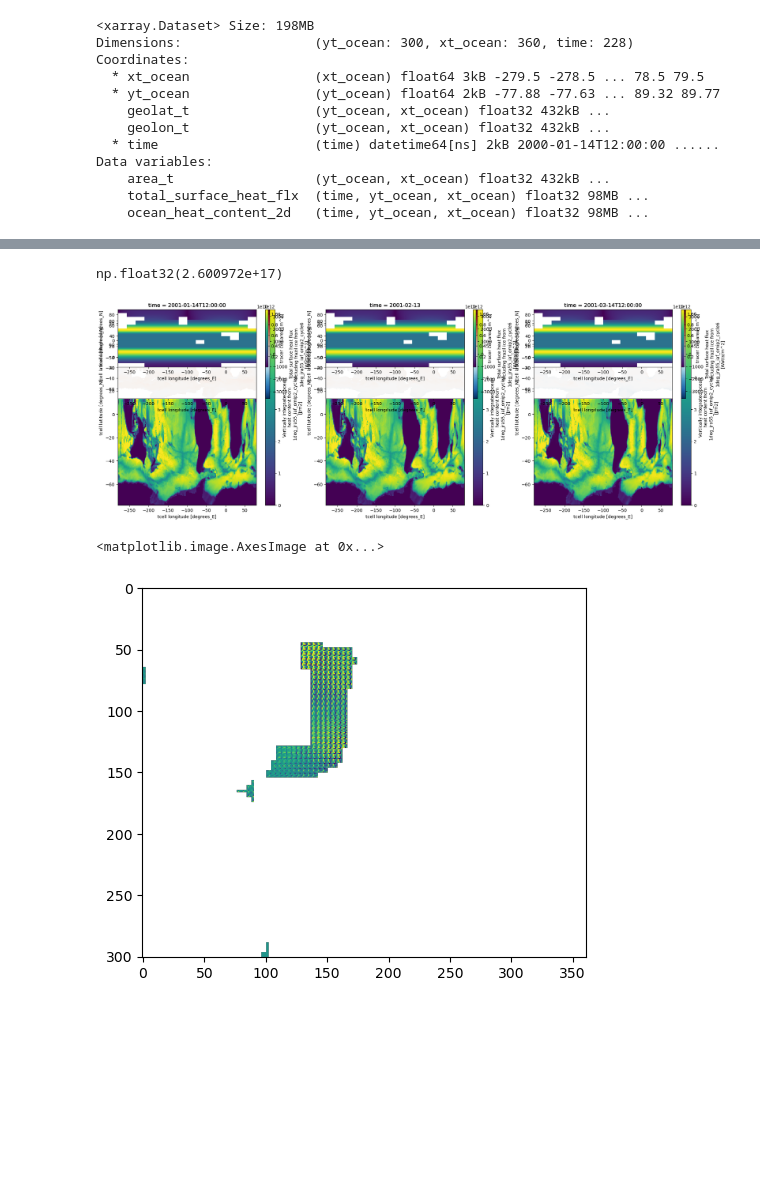
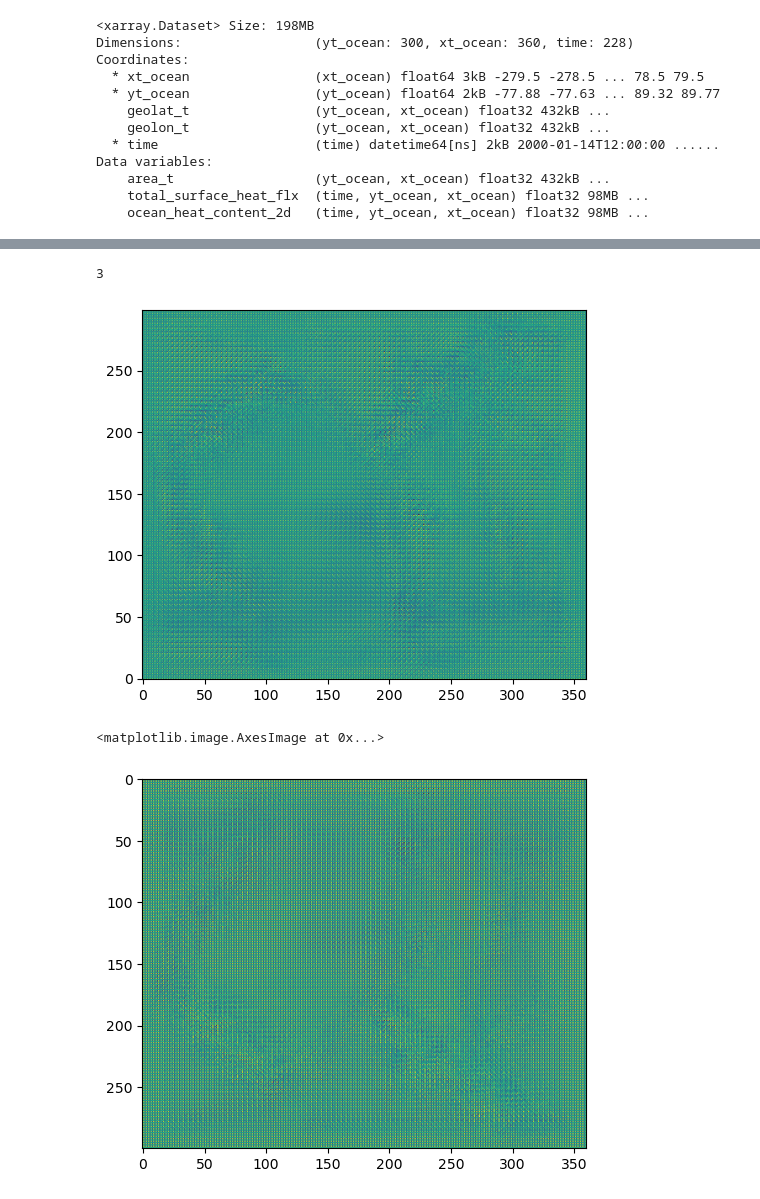
Before and after one commit to PaulSpence/OM2-emulator, a Jupyter notebook: notebooks/AutoEncoder_om2.ipynb, the cells around one changed output, grey strips where cells are left out. Drawn from its saved outputs; the diff is of its cells as text; code cells hidden in the pictures; blank space fills up the shorter version.

Commit message:
Working Nowcast with ACCESS-OM2 2D fields

```diff
--- a/notebooks/AutoEncoder_om2.ipynb
+++ b/notebooks/AutoEncoder_om2.ipynb
@@ -192,20 +192,14 @@ Data variables:
     ocean_heat_content_2d   (time, latitude, longitude) float32 432kB ...
 # %%
-def broadcast_static_to_time(ds):
-    if "area_t" in ds and "time" in ds.coords and "time" not in ds["area_t"].dims:
-        ds["area_t"] = ds["area_t"].expand_dims(time=ds["time"]).transpose("time", "latitude", "longitude")
-    return ds
-
 full = petpipe.Pipeline(
     (satpipe),
-    # GeospatialTimeSeriesMerge(reference_dataset=ACCESS_sample), # These are pretty similar grids, so just pick one
     petdata.transforms.coordinates.Drop(['geolat_t', 'geolon_t']),
     petdata.transforms.variables.Drop(['area_t']),
     petpipe.operations.xarray.Sort(order=['time', 'latitude', 'longitude']),  #
     petpipe.operations.xarray.AlignDataVariableDimensionsToDatasetCoords(),  # Align data variables coordinate ordering to dataset coordinate ordering
-    # petdata.transform.region.Bounding(-40, -25, 135, 152),  # cut down on region for example
     petpipe.operations.xarray.conversion.ToNumpy(),
-    # petpipe.operations.numpy.reshape.Rearrange('c t h w -> t c h w'), # channel time height width -> time channel height width
+    # petpipe.operations.xarray.normalisation.MagicNorm(satpipe),
+    petpipe.operations.numpy.reshape.Rearrange('c t h w -> t c h w'), # channel time height width -> time channel height width
     iterator=petpipe.iterators.DateRange('2000-01', '2001-01', interval='1 month')
 )
 full
@@ -213,26 +207,6 @@ full
 ipipe = iter(full)  # Make an iterator to walk the time period
 full.exceptions_to_ignore
 n = next(ipipe)
-# %%
-np.nansum(n[0,0,:,:])
-np.nansum(n[1,0,:,:])
-# %% [output]
-np.float32(2.600972e+17)
-# %%
-from dateutil.relativedelta import relativedelta
-
-fig1 = plt.figure('sidebyside_OHC', figsize=(24,8))
-for ix1 in range(3):
-    ax1 = fig1.add_subplot(1,3,ix1+1)
-    ax2 = fig1.add_subplot(2,3,ix1+1)
-    ax3 = fig1.add_subplot(3,3,ix1+1)
-
-    plot_time = pd.Timestamp(doi) + relativedelta(months=ix1)
-    n[0,0,:,:].plot.imshow(ax=ax1)
-    satpipe[plot_time]['total_surface_heat_flx'][:,:].plot.imshow(ax=ax2)
-    satpipe[plot_time]['area_t'][:,:].plot.imshow(ax=ax3)
-# %% [output]
-[figure, removed]
 # %%
 # Here we define an "AutoEncoder". This is a model which reproduces its inputs,
 # through a bottleneck layer. It is one of the primary concepts behind many
@@ -269,10 +243,9 @@ class AutoEncoder(nn.Module):
             nn.ReLU(),
             nn.ConvTranspose2d(in_channels=32, out_channels=16, kernel_size=3, stride=2, padding=1, output_padding=1),
             nn.ReLU(),
-            nn.ConvTranspose2d(in_channels=16, out_channels=self.output_channel_count, kernel_size=kernel_size, stride=stride, padding=1, output_padding=1),
+            nn.ConvTranspose2d(in_channels=16, out_channels=self.output_channel_count, kernel_size=kernel_size, stride=stride, padding=1, output_padding=0),
             nn.Sigmoid()
         )
-
 
     def forward(self, x):
 
@@ -283,11 +256,39 @@ class AutoEncoder(nn.Module):
         reconstructed = self.decoder(latent)
 
         return reconstructed
+# %%
+n.shape[1]+1
+# %% [output]
+3
 # %%
 # Initialize model and move to device
-model = AutoEncoder(input_channel_count=1, output_channel_count=1).to(device)
+model = AutoEncoder(input_channel_count=n.shape[1]+1, output_channel_count=n.shape[1]+1).to(device)
 
 # Loss function and optimizer
 criterion = nn.L1Loss()
 # criterion = nn.KLDivLoss()
 optimizer = optim.Adam(model.parameters(), lr=1e-4)
+
+x = torch.from_numpy(n).float().to(device)
+mean = x.nanmean(dim=(0, 2, 3), keepdim=True)  # (1, C, 1, 1)
+var = torch.nanmean((x - mean) ** 2, dim=(0, 2, 3), keepdim=True)
+std = torch.sqrt(var + 1e-6)
+x_norm = (x - mean) / (std + 1e-6)
+x_norm = torch.nan_to_num(x_norm, nan=0.0)
+
+valid_mask = torch.isfinite(x[:, 0:x_norm.shape[1]-1, :, :])  # shape (B, 1, H, W)
+
+x_in = torch.cat([x_norm, valid_mask], dim=1)
+
+# This should make us a messy prediction from an untrained model in the dimension of the input
+prediction = model(x_in)
+
+image_numpy_for_display = prediction.to('cpu').detach().numpy()
+plt.imshow(image_numpy_for_display[0][0])
+plt.gca().invert_yaxis()
+plt.show()
+plt.imshow(image_numpy_for_display[0][1])
+# %% [output]
+[figure, added]
+<matplotlib.image.AxesImage at 0x...>
+[figure, added]
@@ -302,8 +295,3 @@ image_numpy_for_display = prediction.to('cpu').detach().numpy()
-# %%
-plt.imshow(image_numpy_for_display[0][0])
-# %% [output]
-<matplotlib.image.AxesImage at 0x...>
-[figure, removed]
 # %%
 %%time
 
```
Also changed, not shown: parts of 15 cells of this notebook.
